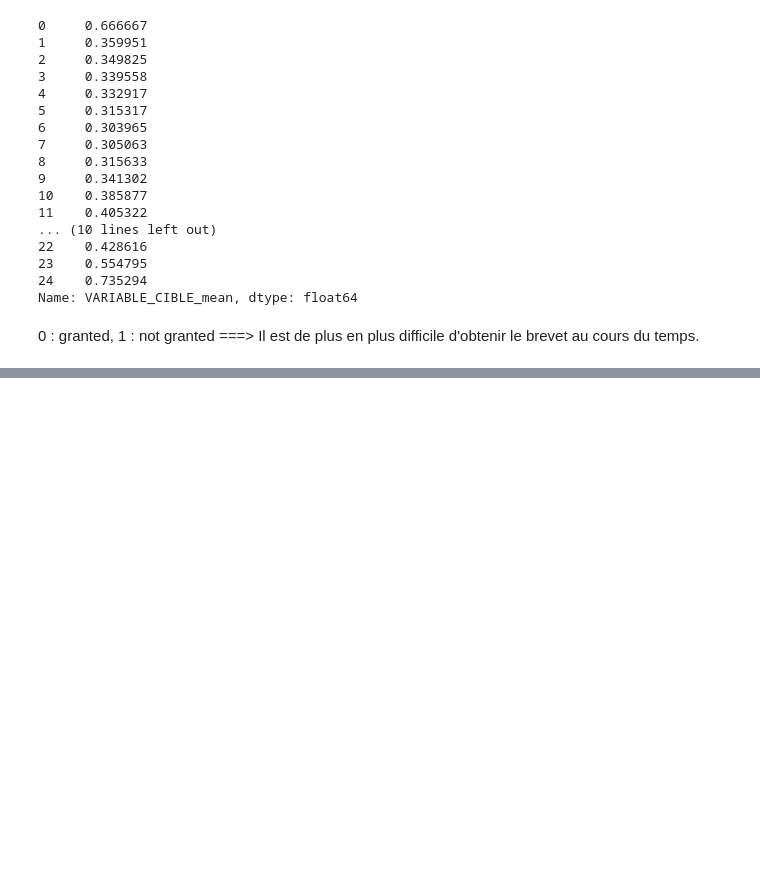
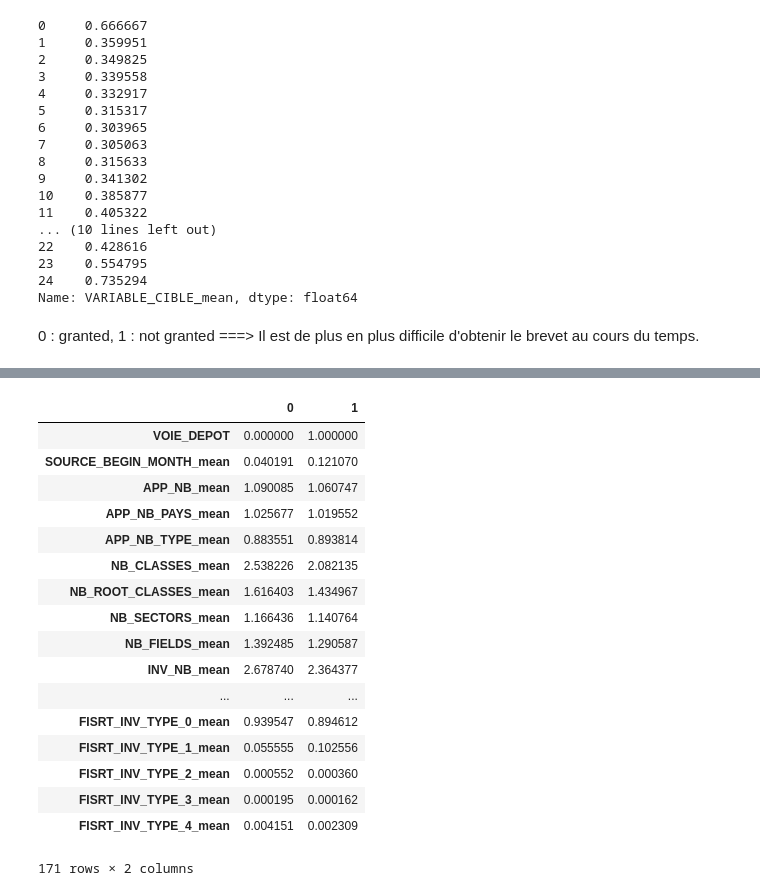
Before and after one commit to maxkub/challengeMDI343, a Jupyter notebook: challenge2.ipynb, the cells around one changed output, grey strips where cells are left out. Saved outputs shown, nothing was run; the diff lists cells and outputs as text; code cells hidden in the pictures; blank space fills up the shorter version.

```diff
--- a/challenge2.ipynb
+++ b/challenge2.ipynb
@@ -382,0 +448,4 @@ clf.fit(X_train, Y_train)
+# %%
+groups_mean = df.groupby('VOIE_DEPOT').mean().add_suffix('_mean').reset_index()
+groups_std = df.groupby('VOIE_DEPOT').std().add_suffix('_std').reset_index()
+grou
@@ -382,0 +466,21 @@ clf.fit(X_train, Y_train)
+# %%
+groups_mean.transpose()
+# %% [output]
+|  | 0 | 1 |
+| VOIE_DEPOT | 0.000000 | 1.000000 |
+| SOURCE_BEGIN_MONTH_mean | 0.040191 | 0.121070 |
+| APP_NB_mean | 1.090085 | 1.060747 |
+| APP_NB_PAYS_mean | 1.025677 | 1.019552 |
+| APP_NB_TYPE_mean | 0.883551 | 0.893814 |
+| NB_CLASSES_mean | 2.538226 | 2.082135 |
+| NB_ROOT_CLASSES_mean | 1.616403 | 1.434967 |
+| NB_SECTORS_mean | 1.166436 | 1.140764 |
+| NB_FIELDS_mean | 1.392485 | 1.290587 |
+| INV_NB_mean | 2.678740 | 2.364377 |
+| ... | ... | ... |
+| FISRT_INV_TYPE_0_mean | 0.939547 | 0.894612 |
+| FISRT_INV_TYPE_1_mean | 0.055555 | 0.102556 |
+| FISRT_INV_TYPE_2_mean | 0.000552 | 0.000360 |
+| FISRT_INV_TYPE_3_mean | 0.000195 | 0.000162 |
+| FISRT_INV_TYPE_4_mean | 0.004151 | 0.002309 |
+171 rows × 2 columns
```
Also changed, not shown: parts of 18 cells of this notebook.
